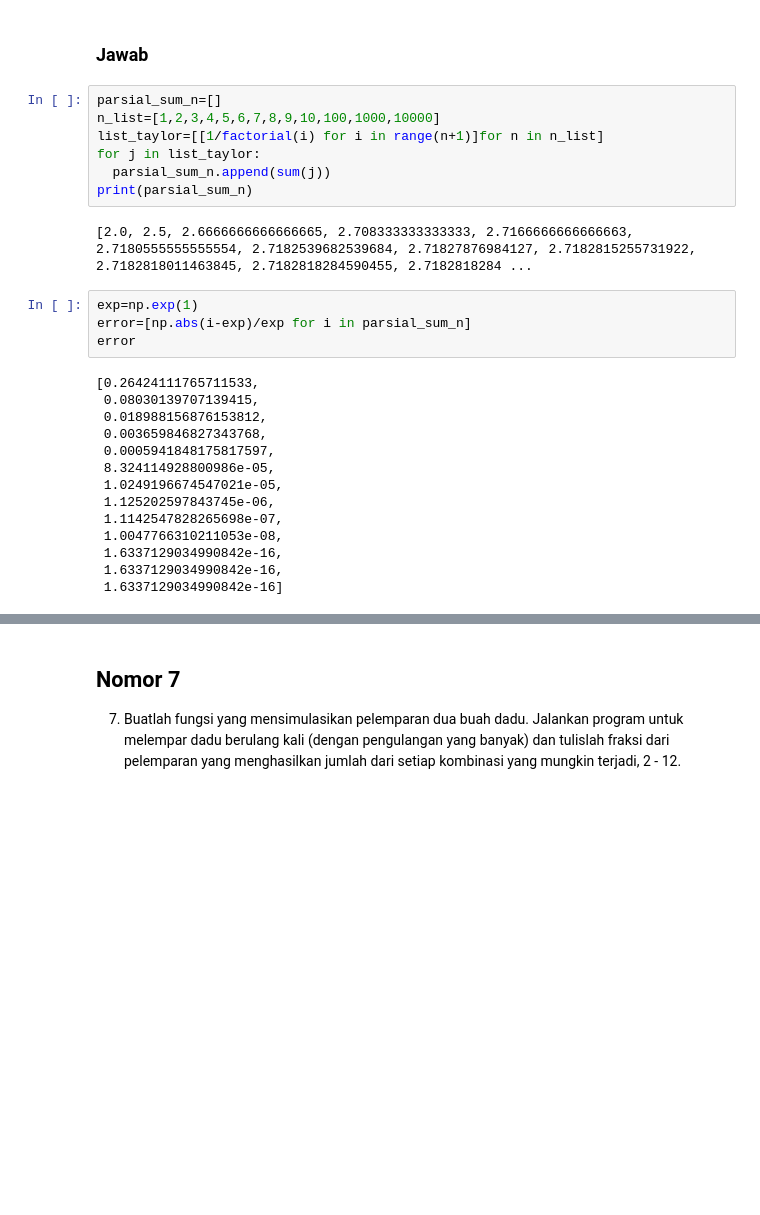
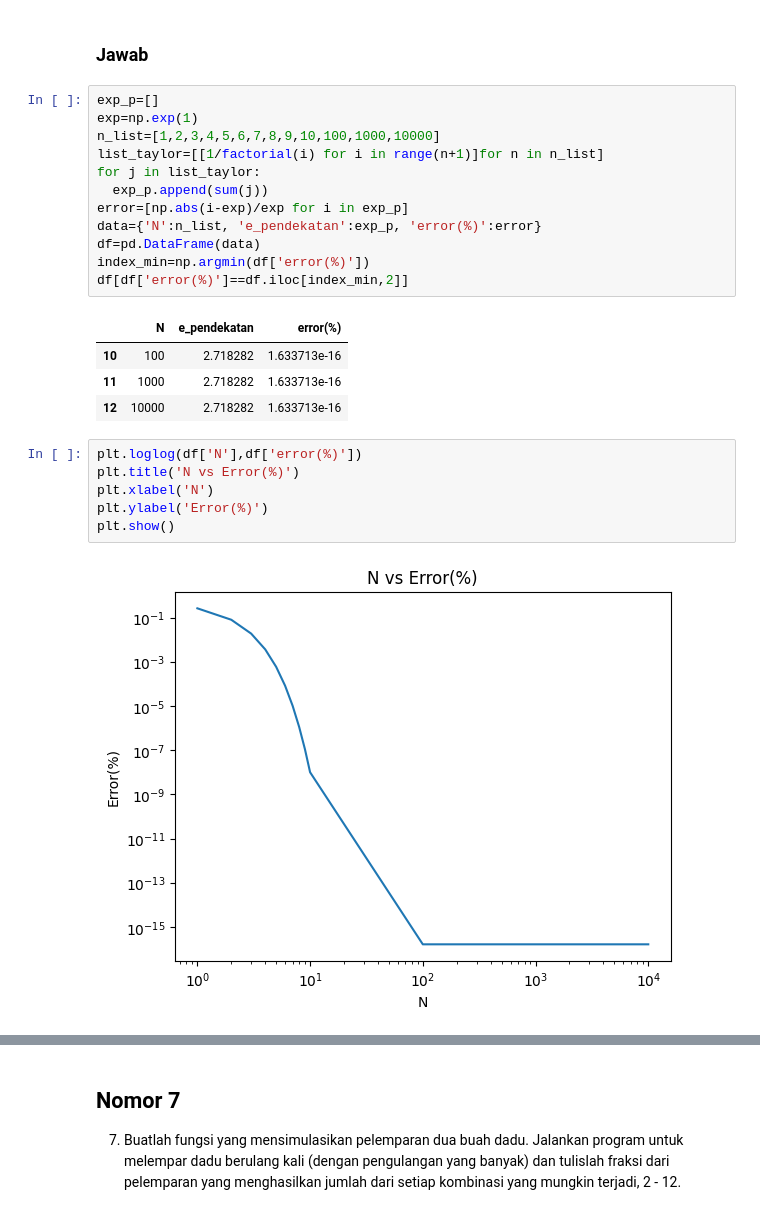
Before and after one commit to RendiZein/Metode-Rekayasa-Komputasi, a Jupyter notebook: T01_530067.ipynb, the cells around one changed output, grey strips where cells are left out. Saved outputs shown, nothing was run; the diff lists cells and outputs as text; blank space fills up the shorter version.

```diff
--- a/T01_530067.ipynb
+++ b/T01_530067.ipynb
@@ -267,29 +280,27 @@ Nilai N mana yang memberikan nilai paling dekat dengam e
 # %% [markdown]
 ### Jawab
 # %%
-parsial_sum_n=[]
+exp_p=[]
+exp=np.exp(1)
 n_list=[1,2,3,4,5,6,7,8,9,10,100,1000,10000]
 list_taylor=[[1/factorial(i) for i in range(n+1)]for n in n_list]
 for j in list_taylor:
-  parsial_sum_n.append(sum(j))
-print(parsial_sum_n)
+  exp_p.append(sum(j))
+error=[np.abs(i-exp)/exp for i in exp_p]
+data={'N':n_list, 'e_pendekatan':exp_p, 'error(%)':error}
+df=pd.DataFrame(data)
+index_min=np.argmin(df['error(%)'])
+df[df['error(%)']==df.iloc[index_min,2]]
 # %% [output]
-[2.0, 2.5, 2.6666666666666665, 2.708333333333333, 2.7166666666666663, 2.7180555555555554, 2.7182539682539684, 2.71827876984127, 2.7182815255731922, 2.7182818011463845, 2.7182818284590455, 2.7182818284 ...
+|  | N | e_pendekatan | error(%) |
+| 10 | 100 | 2.718282 | 1.633713e-16 |
+| 11 | 1000 | 2.718282 | 1.633713e-16 |
+| 12 | 10000 | 2.718282 | 1.633713e-16 |
-# %%
-exp=np.exp(1)
-error=[np.abs(i-exp)/exp for i in parsial_sum_n]
-error
-# %% [output]
-[0.26424111765711533,
- 0.08030139707139415,
- 0.018988156876153812,
- 0.003659846827343768,
- 0.0005941848175817597,
- 8.324114928800986e-05,
- 1.0249196674547021e-05,
- 1.125202597843745e-06,
- 1.1142547828265698e-07,
- 1.0047766310211053e-08,
- 1.6337129034990842e-16,
- 1.6337129034990842e-16,
- 1.6337129034990842e-16]
+# %%
+plt.loglog(df['N'],df['error(%)'])
+plt.title('N vs Error(%)')
+plt.xlabel('N')
+plt.ylabel('Error(%)')
+plt.show()
+# %% [output]
+[figure, added]
```
Also changed, not shown: parts of 23 cells of this notebook.
